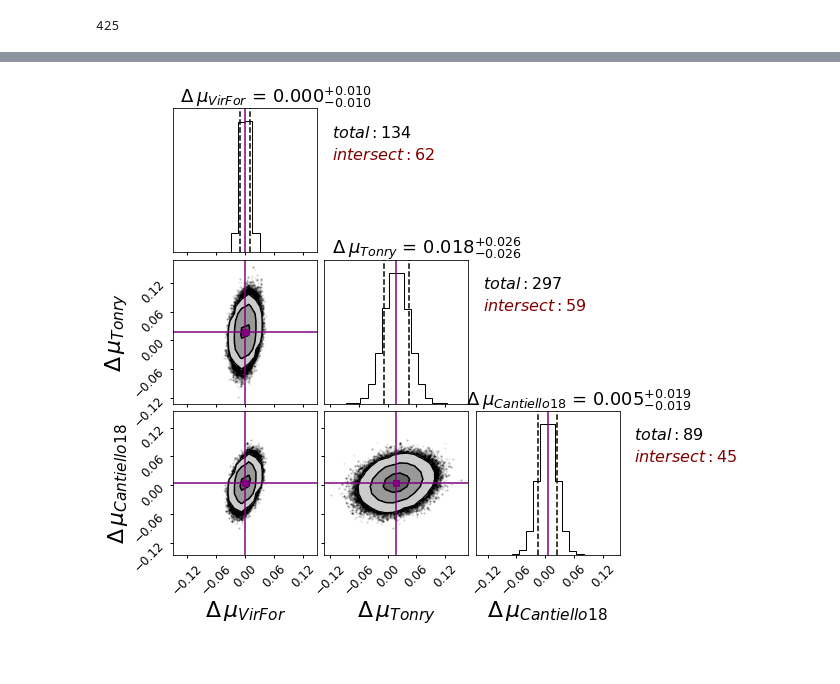
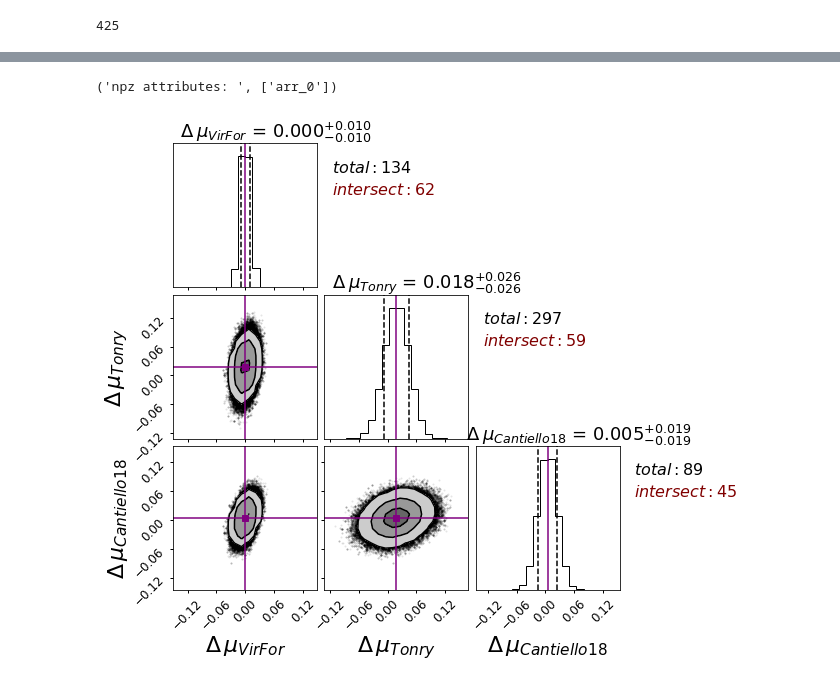
Before and after one commit to ekourkchi/CF4catalog, a Jupyter notebook: SBF_groups.ipynb, the cells around one changed output, grey strips where cells are left out. Drawn from its saved outputs; the diff is of its cells as text; code cells hidden in the pictures.

```diff
--- a/SBF_groups.ipynb
+++ b/SBF_groups.ipynb
@@ -376,6 +376,14 @@ Execution time:
+# %%
+npzName = "SBF_groups.npz"
+np.savez(npzName, samples)
+npzfile = np.load(npzName)
+print("npz attributes: ", npzfile.files)
+NPZsamples = npzfile['arr_0']
+# %% [output]
+('npz attributes: ', ['arr_0'])
 # %%
 theta = map(lambda v: (v[1], v[2]-v[1], v[1]-v[0]),
-                            zip(*np.percentile(samples,
+                            zip(*np.percentile(NPZsamples,
                             [16, 50, 84],
                             axis=0)))
 
@@ -383,7 +391,7 @@ truths=[t[0] for t in theta]
 
 labels = ['           '+r'$\Delta\/ \mu_{'+cat+'}$' for cat in ["VirFor", "Tonry", "Cantiello18"]] #catalogs[1:]]
 
-fig = corner.corner(samples, labels=labels,
+fig = corner.corner(NPZsamples, labels=labels,
                     truths=truths, truth_color='purple',
                     levels=(1-np.exp(-1./8),1-np.exp(-0.5),1-np.exp(-0.5*4),1-np.exp(-0.5*9)),
                     show_titles=True, fill_contours=True, plot_density=True,
@@ -407,31 +415,31 @@ for ax in fig.get_axes():
     lbl.set_linespacing(50)
     lbl = ax.yaxis.get_label()
     lbl.set_fontsize(22)
     txt = lbl.get_text().strip()
     lbl.set_text(txt)
 
 
     ax.tick_params(which='major', length=3, width=1., direction='out')
 
     Ylm = ax.get_ylim() ; Xlm = ax.get_xlim()
     x0 = -0.1*Xlm[0]+1.1*Xlm[1]
 
     if m%(n_cat+1)==0:
         y0 = 0.2*Ylm[0]+0.80*Ylm[1]
         dx = df[['DM_'+catalogs[i_cat]]].dropna()
         ax.text(x0,y0, r"$total: $"+str(len(dx)), fontsize=16, color='k')
 
         y0 = 0.35*Ylm[0]+0.65*Ylm[1]
         other_DMs = ["DM_"+c for c in catalogs if c != catalogs[i_cat]]
 
         df["sumDM"] = df[other_DMs].sum(axis=1)
         df["sumDM"][df["sumDM"]==0] = np.nan
 
         dx = df[['sumDM', 'DM_'+catalogs[i_cat]]].dropna()
         ax.text(x0,y0, r"$intersect: $"+str(len(dx)), fontsize=16, color='maroon')
         i_cat += 1
 
 
     m+=1
 # %% [output]
-[figure, old version]
+[figure, new version]
```
Also changed, not shown: parts of 2 cells of this notebook, 5 other files.
